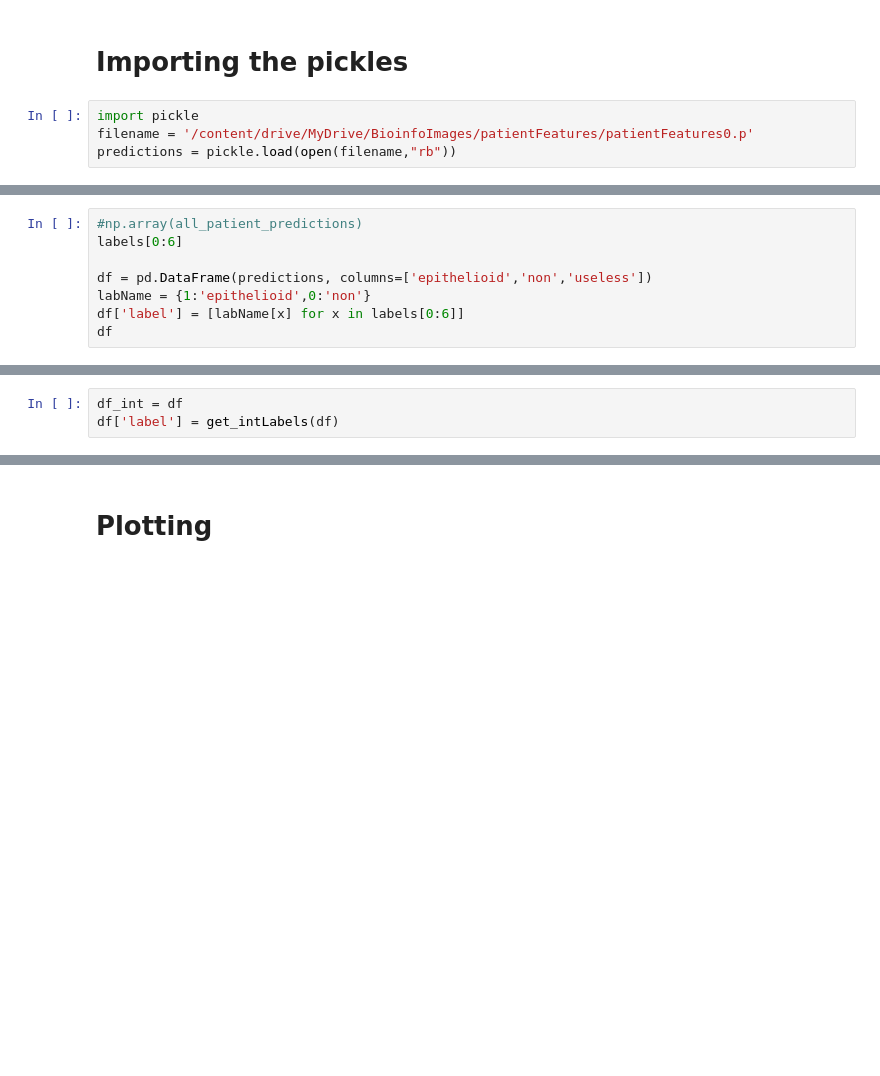
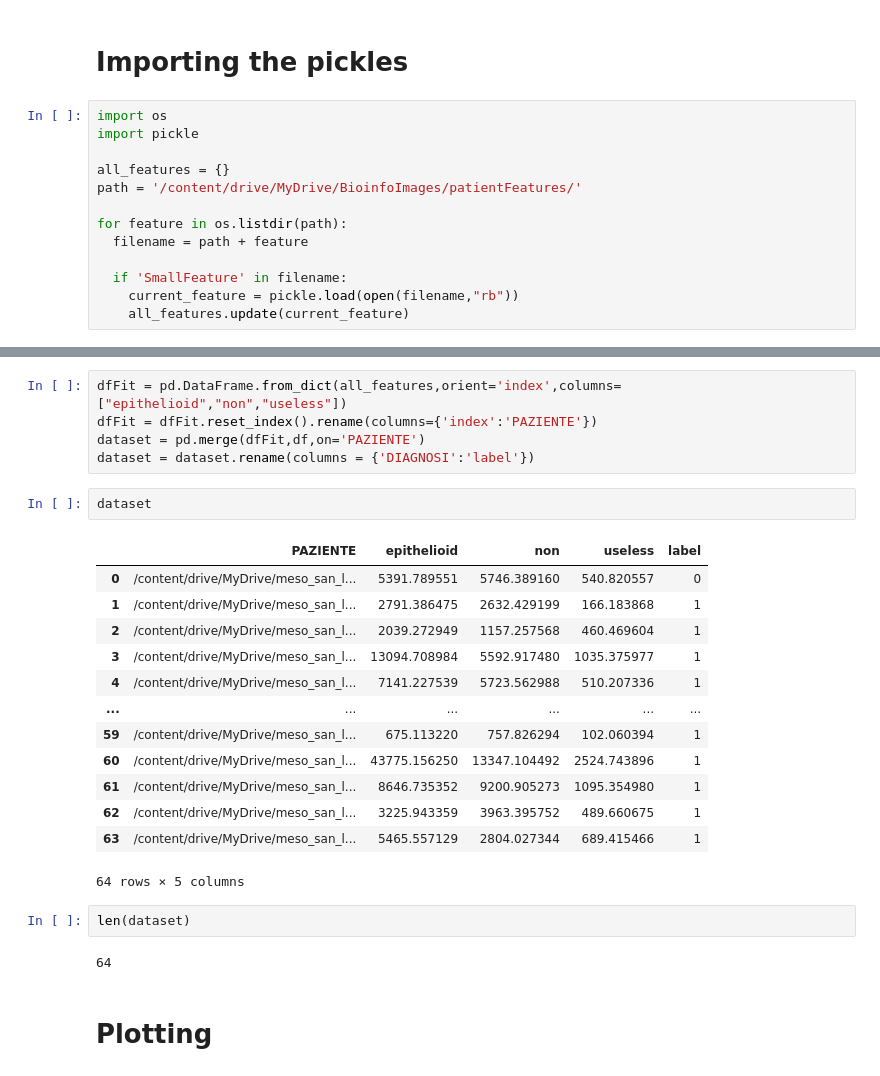
Before and after one commit to davibuss/Bioinformatics, a Jupyter notebook: ShallowLearning.ipynb, the cells around one changed output, grey strips where cells are left out. Cells and saved outputs as stored; diff of their text form; blank space fills up the shorter version.

```diff
--- a/ShallowLearning.ipynb
+++ b/ShallowLearning.ipynb
@@ -51,6 +51,15 @@ labels = np.array(df['DIAGNOSI'])
 # %% [markdown]
 # Importing the pickles
 # %%
+import os
 import pickle
-filename = '/content/drive/MyDrive/BioinfoImages/patientFeatures/patientFeatures0.p'
-predictions = pickle.load(open(filename,"rb"))
+
+all_features = {}
+path = '/content/drive/MyDrive/BioinfoImages/patientFeatures/'
+
+for feature in os.listdir(path):
+  filename = path + feature
+
+  if 'SmallFeature' in filename:
+    current_feature = pickle.load(open(filename,"rb"))
+    all_features.update(current_feature)
@@ -59,8 +65,0 @@ predictions = pickle.load(open(filename,"rb"))
-# %%
-#np.array(all_patient_predictions)
-labels[0:6]
-
-df = pd.DataFrame(predictions, columns=['epithelioid','non','useless'])
-labName = {1:'epithelioid',0:'non'}
-df['label'] = [labName[x] for x in labels[0:6]]
-df
@@ -79,3 +65,0 @@ def get_intLabels(df):
-# %%
-df_int = df
-df['label'] = get_intLabels(df)
@@ -82,3 +82,28 @@ df['label'] = get_intLabels(df)
+# %%
+dfFit = pd.DataFrame.from_dict(all_features,orient='index',columns=["epithelioid","non","useless"])
+dfFit = dfFit.reset_index().rename(columns={'index':'PAZIENTE'})
+dataset = pd.merge(dfFit,df,on='PAZIENTE')
+dataset = dataset.rename(columns = {'DIAGNOSI':'label'})
+# %%
+dataset
+# %% [output]
+|  | PAZIENTE | epithelioid | non | useless | label |
+| 0 | /content/drive/MyDrive/meso_san_l... | 5391.789551 | 5746.389160 | 540.820557 | 0 |
+| 1 | /content/drive/MyDrive/meso_san_l... | 2791.386475 | 2632.429199 | 166.183868 | 1 |
+| 2 | /content/drive/MyDrive/meso_san_l... | 2039.272949 | 1157.257568 | 460.469604 | 1 |
+| 3 | /content/drive/MyDrive/meso_san_l... | 13094.708984 | 5592.917480 | 1035.375977 | 1 |
+| 4 | /content/drive/MyDrive/meso_san_l... | 7141.227539 | 5723.562988 | 510.207336 | 1 |
+| ... | ... | ... | ... | ... | ... |
+| 59 | /content/drive/MyDrive/meso_san_l... | 675.113220 | 757.826294 | 102.060394 | 1 |
+| 60 | /content/drive/MyDrive/meso_san_l... | 43775.156250 | 13347.104492 | 2524.743896 | 1 |
+| 61 | /content/drive/MyDrive/meso_san_l... | 8646.735352 | 9200.905273 | 1095.354980 | 1 |
+| 62 | /content/drive/MyDrive/meso_san_l... | 3225.943359 | 3963.395752 | 489.660675 | 1 |
+| 63 | /content/drive/MyDrive/meso_san_l... | 5465.557129 | 2804.027344 | 689.415466 | 1 |
+64 rows × 5 columns
+# %%
+len(dataset)
+# %% [output]
+64
 # %% [markdown]
 # Plotting
 # %%
```
Also changed, not shown: parts of 14 cells of this notebook, 1 other file.
